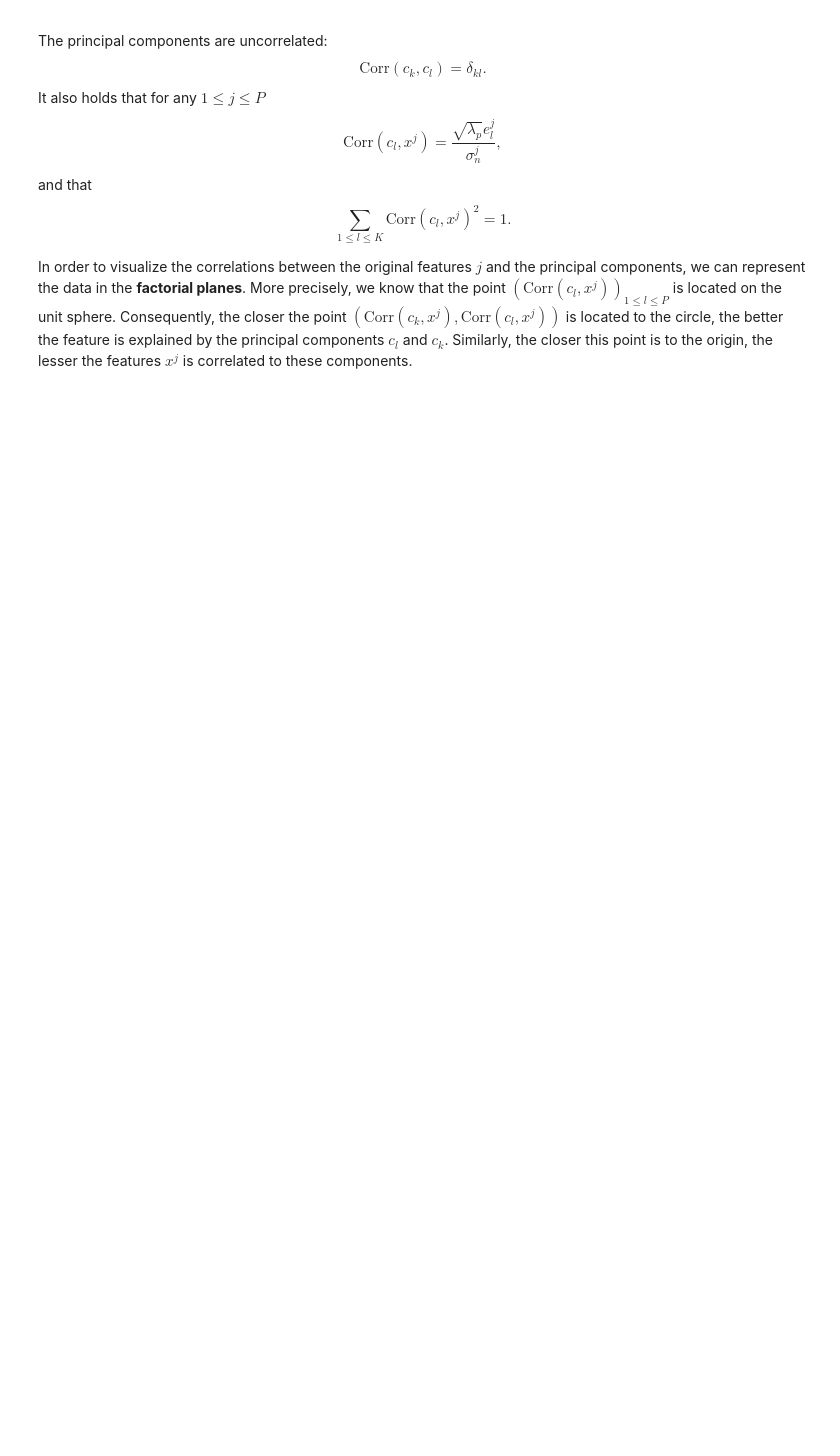
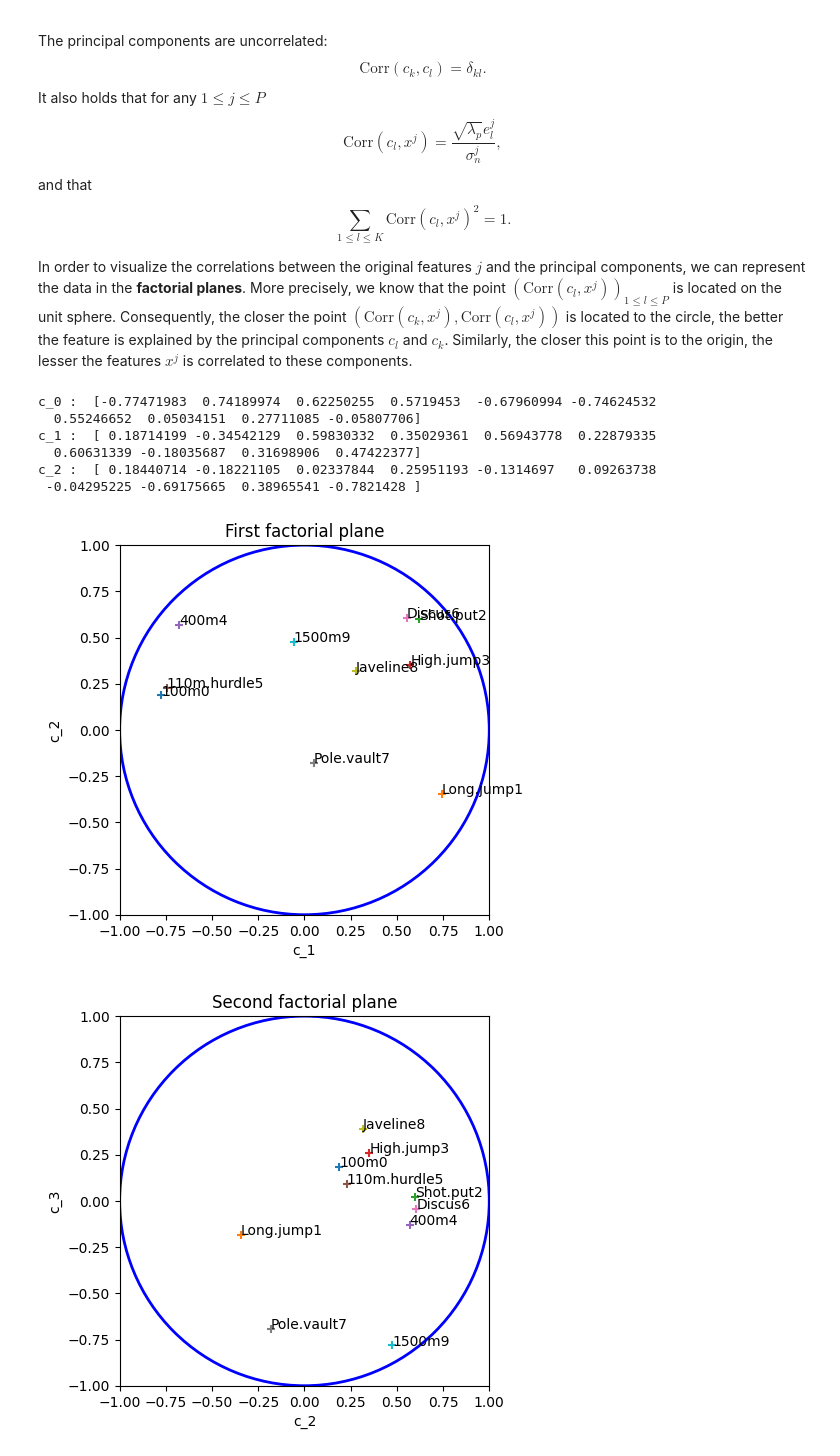
Before and after one commit to sruget/statistical-learning-methods, a Jupyter notebook: PCA.ipynb, the cells around one changed output. Saved outputs shown, nothing was run; the diff lists cells and outputs as text; code cells hidden in the pictures; blank space fills up the shorter version.

```diff
--- a/PCA.ipynb
+++ b/PCA.ipynb
@@ -11,6 +11,7 @@ import matplotlib.pyplot as plt
 url = "http://factominer.free.fr/factomethods/datasets/decathlon.txt"
 df = pd.read_csv(url, sep="\t")
 print(df.head())
+header = df.columns.values
 
 # Select only the numeric columns (the 10 events)
 X = df.iloc[:, :10].values
@@ -174,3 +178,56 @@ $$
 In order to visualize the correlations between the original features $j$ and the principal components, we can represent the data in the **factorial planes**.
 More precisely, we know that the point $\left(\text{Corr}\left(c_l, x^j\right) \right)_{1\leq l\leq P}$ is located on the unit sphere.
 Consequently, the closer the point $\left(\text{Corr}\left(c_k, x^j\right), \text{Corr}\left(c_l, x^j\right)\right)$ is located to the circle, the better the feature is explained by the principal components $c_l$ and $c_k$. Similarly, the closer this point is to the origin, the lesser the features $x^j$ is correlated to these components.
+# %%
+# Compute correlations
+Y = np.zeros((P, P))
+for k in range(P) :
+    for i in range(P) :
+        Y[k, i] = np.sqrt(eigenvalues[k]) * eigenvectors[i,k] / np.sqrt(np.var(X[:,i]))
+
+print("c_0 : ", Y[0, :])
+print("c_1 : ", Y[1, :])
+print("c_2 : ", Y[2, :])
+
+# Visualize first factorial plane
+fig, ax = plt.subplots()
+ax.set_xlim(-1, 1)
+ax.set_ylim(-1, 1)
+ax.set_aspect('equal')  # Ensures the circle is not distorted
+
+circle = plt.Circle((0, 0), 1, fill=False, color='blue', linewidth=2)
+ax.add_patch(circle)
+for i in range(P) :
+    plt.scatter(Y[0, i], Y[1, i], marker = "+")
+    ax.annotate(header[i]+str(i), (Y[0, i], Y[1, i]))
+
+plt.xlabel("c_1")
+plt.ylabel("c_2")
+plt.title("First factorial plane")
+plt.show()
+
+# Visualize second factorial plane
+fig, ax = plt.subplots()
+ax.set_xlim(-1, 1)
+ax.set_ylim(-1, 1)
+ax.set_aspect('equal')  # Ensures the circle is not distorted
+
+circle = plt.Circle((0, 0), 1, fill=False, color='blue', linewidth=2)
+ax.add_patch(circle)
+for i in range(P) :
+    plt.scatter(Y[1, i], Y[2, i], marker = "+")
+    ax.annotate(header[i]+str(i), (Y[1, i], Y[2, i]))
+
+plt.xlabel("c_2")
+plt.ylabel("c_3")
+plt.title("Second factorial plane")
+plt.show()
+# %% [output]
+c_0 :  [-0.77471983  0.74189974  0.62250255  0.5719453  -0.67960994 -0.74624532
+  0.55246652  0.05034151  0.27711085 -0.05807706]
+c_1 :  [ 0.18714199 -0.34542129  0.59830332  0.35029361  0.56943778  0.22879335
+  0.60631339 -0.18035687  0.31698906  0.47422377]
+c_2 :  [ 0.18440714 -0.18221105  0.02337844  0.25951193 -0.1314697   0.09263738
+ -0.04295225 -0.69175665  0.38965541 -0.7821428 ]
+[figure, added]
+[figure, added]
```
Also changed, not shown: parts of 2 cells of this notebook, 1 other file.
